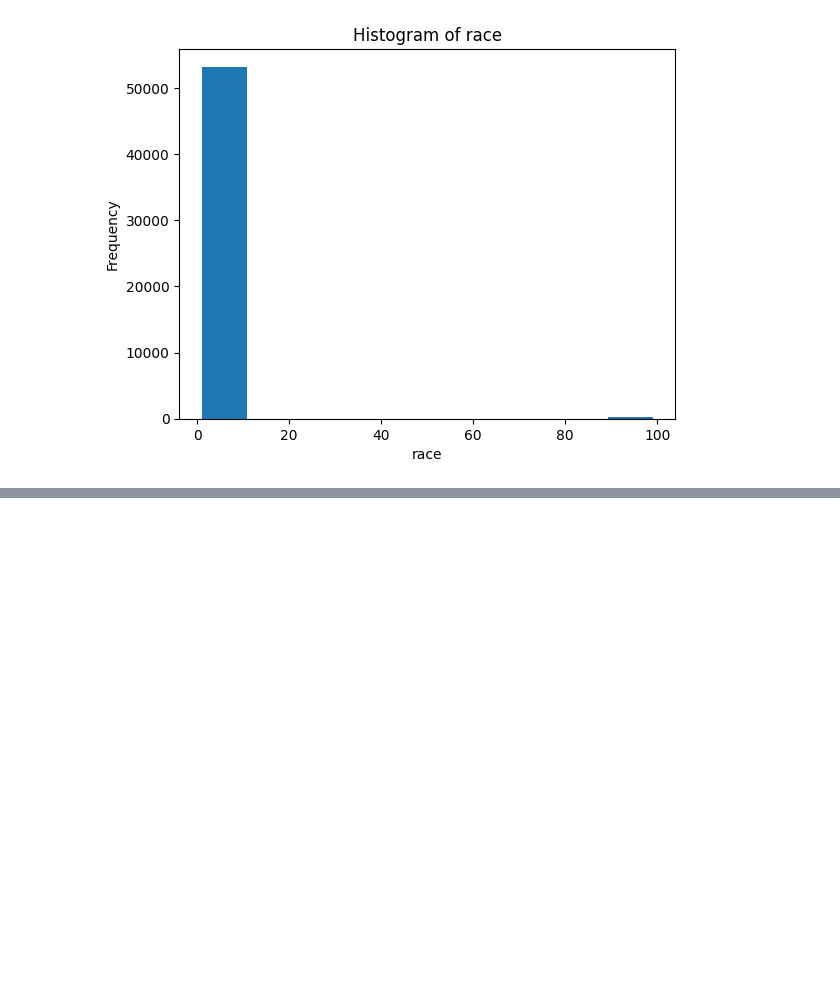
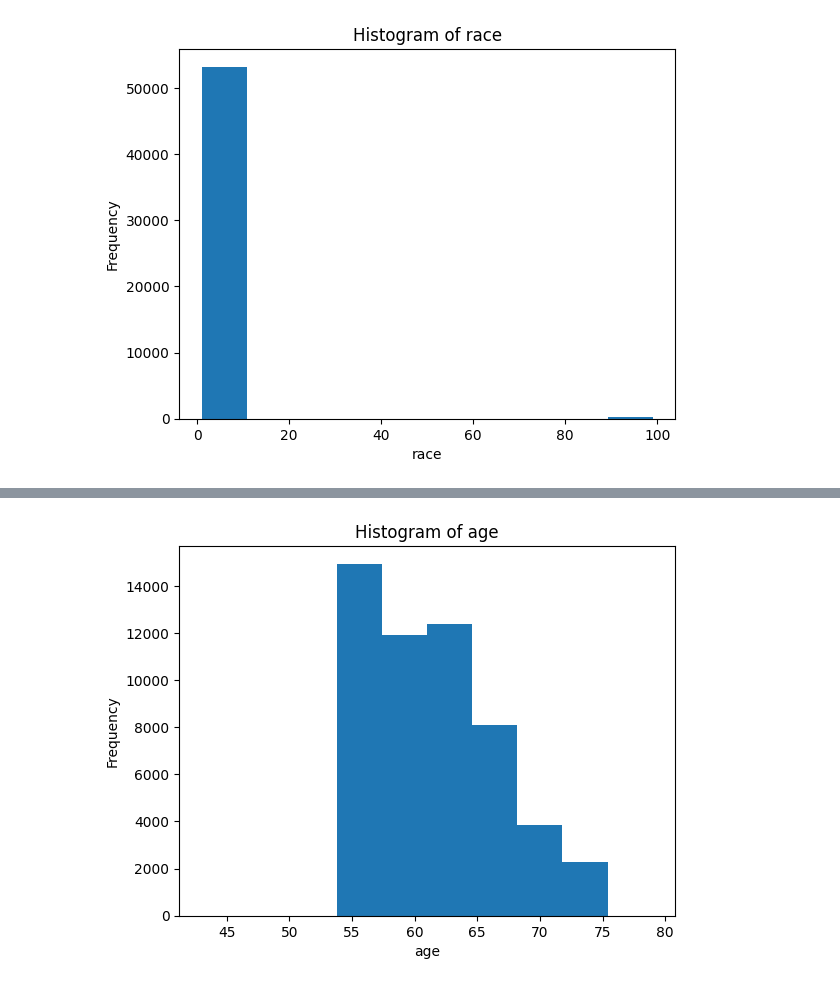
Before and after one commit to Desmondonam/Lung_cancer_Prediction, a Jupyter notebook: Lung_cancer_ML.ipynb, the cells around one changed output, grey strips where cells are left out. Saved outputs shown, nothing was run; the diff lists cells and outputs as text; code cells hidden in the pictures; blank space fills up the shorter version.

```diff
--- a/Lung_cancer_ML.ipynb
+++ b/Lung_cancer_ML.ipynb
@@ -337,0 +346,8 @@ plt.show()
+# %%
+plt.hist(data['age'], bins=10)
+plt.xlabel('age')
+plt.ylabel('Frequency')
+plt.title('Histogram of age')
+plt.show()
+# %% [output]
+[figure, added]
```
Also changed, not shown: parts of 2 cells of this notebook.
